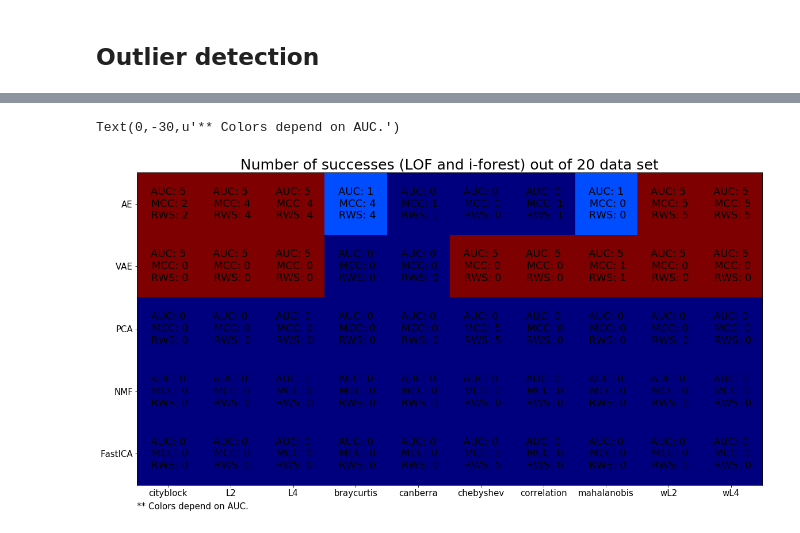
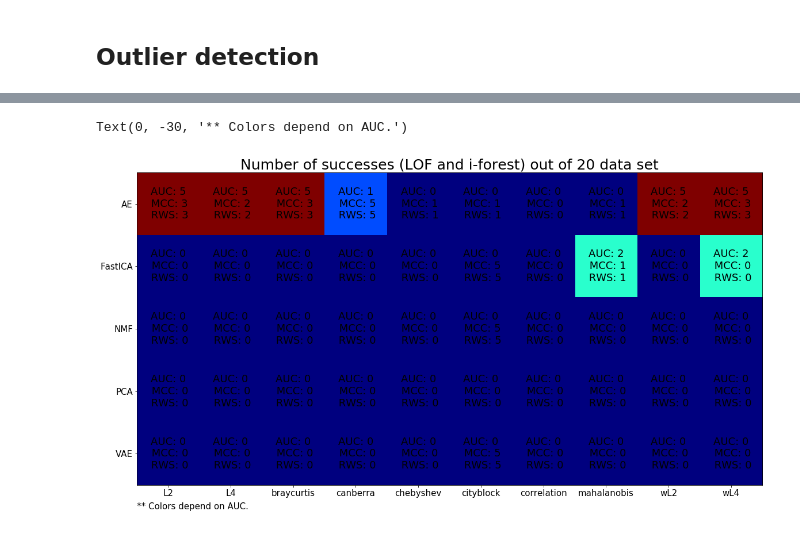
Before and after one commit to vafaei-ar/drama, a Jupyter notebook: notebooks/3_mixture_detection_(Syn-II).ipynb, the cells around one changed output, grey strips where cells are left out. Saved outputs shown, nothing was run; the diff lists cells and outputs as text; code cells hidden in the pictures.

```diff
--- a/notebooks/3_mixture_detection_(Syn-II).ipynb
+++ b/notebooks/3_mixture_detection_(Syn-II).ipynb
@@ -45,7 +45,12 @@ n_try = 5
 
 result = []
 for i in range(n_try):
-    res = drm.unsupervised_outlier_finder_all(X)
-    arr,drts,metrs = drm.result_array(res,y,'real')
+    auc,mcc,rws,conf = drm.grid_run_drama(X,y)
+    arr = np.stack([auc,mcc,rws],axis=-1)
     result.append(arr)
 result = np.array(result)
+
+drts = np.unique(conf[:,1])
+metrs = np.unique(conf[:,2])
+
+res = result.reshape(n_try,5,10,-1)
@@ -64,32 +75,32 @@ for i in range(n_try):
         lof_all[i,j] = df[scr][0]
         ifr_all[i,j] = df[scr][1]
 # %%
-auc = np.sum((result[:, :, :, 0].T>lof_all[:, 0]) & (result[:, :, :, 0].T>ifr_all[:, 0]),axis=-1).T
-mcc = np.sum((result[:, :, :, 1].T>lof_all[:, 1]) & (result[:, :, :, 1].T>ifr_all[:, 1]),axis=-1).T
-rws = np.sum((result[:, :, :, 2].T>lof_all[:, 2]) & (result[:, :, :, 2].T>ifr_all[:, 2]),axis=-1).T
+auc = np.sum((res[:, :, :, 0].T>lof_all[:, 0]) & (res[:, :, :, 0].T>ifr_all[:, 0]),axis=-1).T
+mcc = np.sum((res[:, :, :, 1].T>lof_all[:, 1]) & (res[:, :, :, 1].T>ifr_all[:, 1]),axis=-1).T
+rws = np.sum((res[:, :, :, 2].T>lof_all[:, 2]) & (res[:, :, :, 2].T>ifr_all[:, 2]),axis=-1).T
 
 fig = plt.figure(figsize=(20,10))
 plt.clf()
 ax = fig.add_subplot(111)
 ax.set_aspect('auto')
-res = ax.imshow(auc, cmap=plt.cm.jet,interpolation='nearest')
+ax.imshow(auc, cmap=plt.cm.jet,interpolation='nearest')
 
 width, height = auc.shape
 
-for x in xrange(width):
-    for y in xrange(height):
+for x in range(width):
+    for y in range(height):
         ax.annotate('AUC: {:d}\n MCC: {:d}\n RWS: {:d}'.format(auc[x][y],mcc[x][y],rws[x][y]), xy=(y, x),
                     horizontalalignment='center',
                     verticalalignment='center',fontsize=18);
 
 plt.xticks(range(10),metrs,fontsize=15)
 plt.yticks(range(5), drts,fontsize=15)
 
 plt.title('Number of successes (LOF and i-forest) out of 20 data set',fontsize=25)
 plt.annotate('** Colors depend on AUC.', (0,0), (0, -30), xycoords='axes fraction',
              textcoords='offset points', va='top',fontsize=15)
 
 # plt.savefig('AND_success.jpg',dpi=150,bbox_inches='tight')
 # %% [output]
-Text(0,-30,u'** Colors depend on AUC.')
+Text(0, -30, '** Colors depend on AUC.')
-[figure, old version]
+[figure, new version]
```
Also changed, not shown: parts of 3 cells of this notebook, 3 other files.
